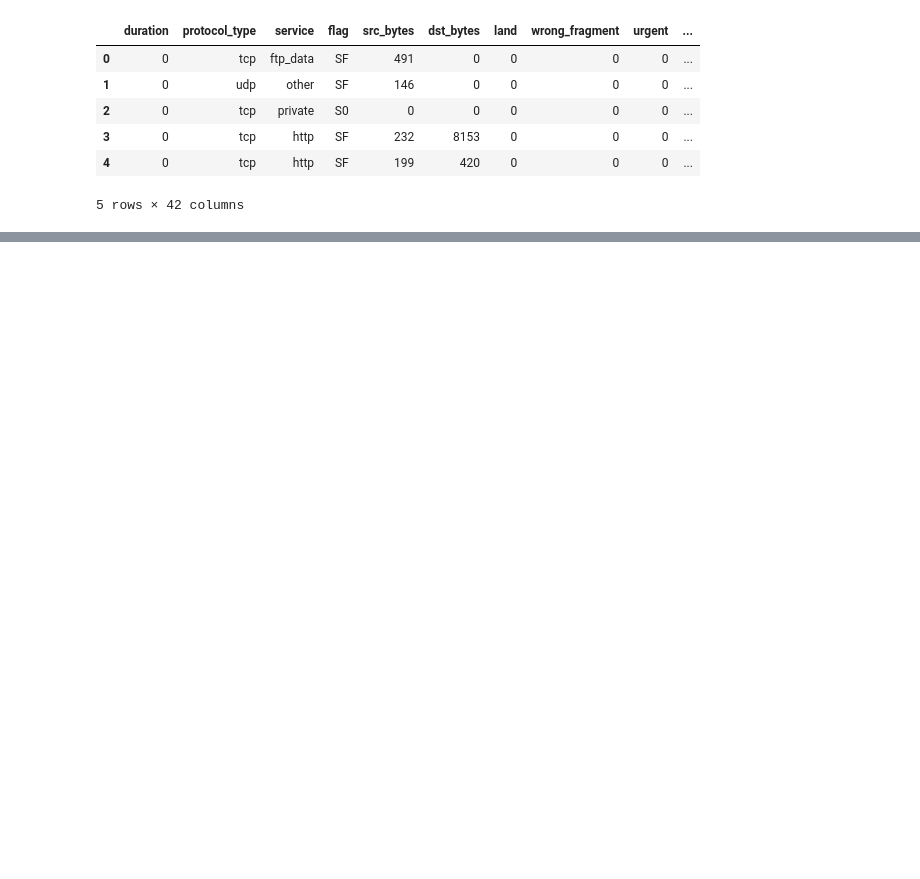
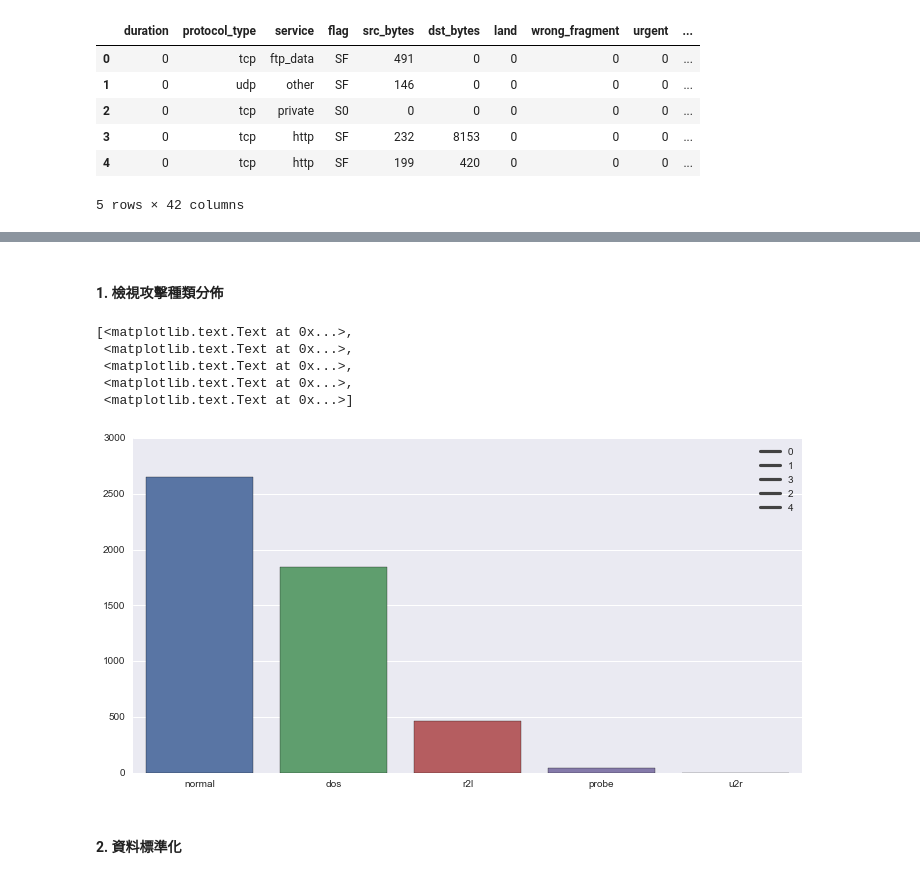
Before and after one commit to kaichiachen/Anomaly-detection, a Jupyter notebook: 異常偵測.ipynb, the cells around one changed output, grey strips where cells are left out. Drawn from its saved outputs; the diff is of its cells as text; code cells hidden in the pictures; blank space fills up the shorter version.

```diff
--- a/異常偵測.ipynb
+++ b/異常偵測.ipynb
@@ -32,0 +60,17 @@ traindata.head()
+# %% [markdown]
+#### 1. 檢視攻擊種類分佈
+# %%
+plt.figure(figsize = (12, 6))
+ax = sns.barplot(x=range(0, len(traindata['attack_type'].value_counts())), y=traindata['attack_type'].value_counts().tolist())
+plt.legend(traindata['attack_type'].value_counts().index.tolist(),loc=0)
+attack_t = [attack_type_list[i] for i in traindata['attack_type'].unique()]
+ax.set_xticklabels(attack_t)
+# %% [output]
+[<matplotlib.text.Text at 0x...>,
+ <matplotlib.text.Text at 0x...>,
+ <matplotlib.text.Text at 0x...>,
+ <matplotlib.text.Text at 0x...>,
+ <matplotlib.text.Text at 0x...>]
+[figure, added]
+# %% [markdown]
+#### 2. 資料標準化
```
Also changed, not shown: parts of 18 cells of this notebook, 2 other files.
